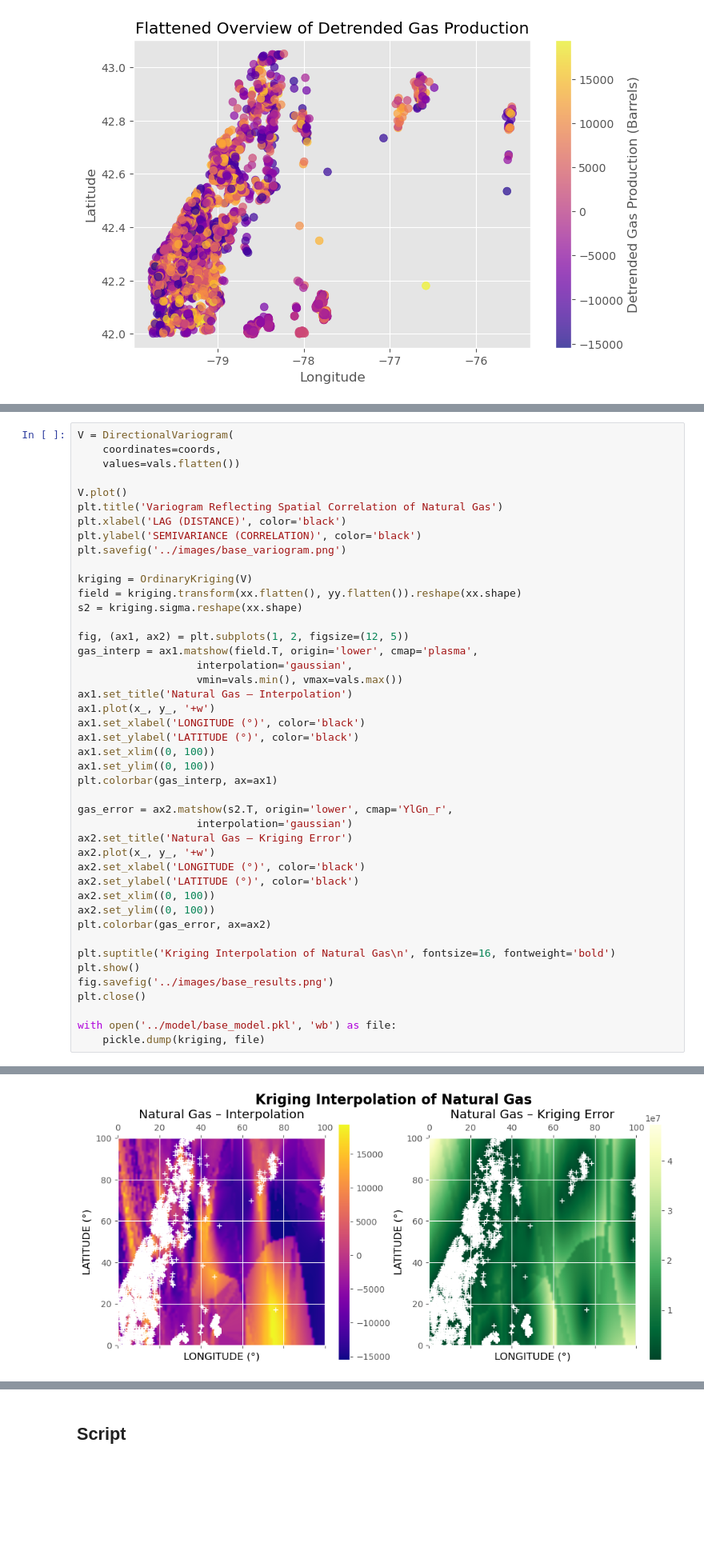
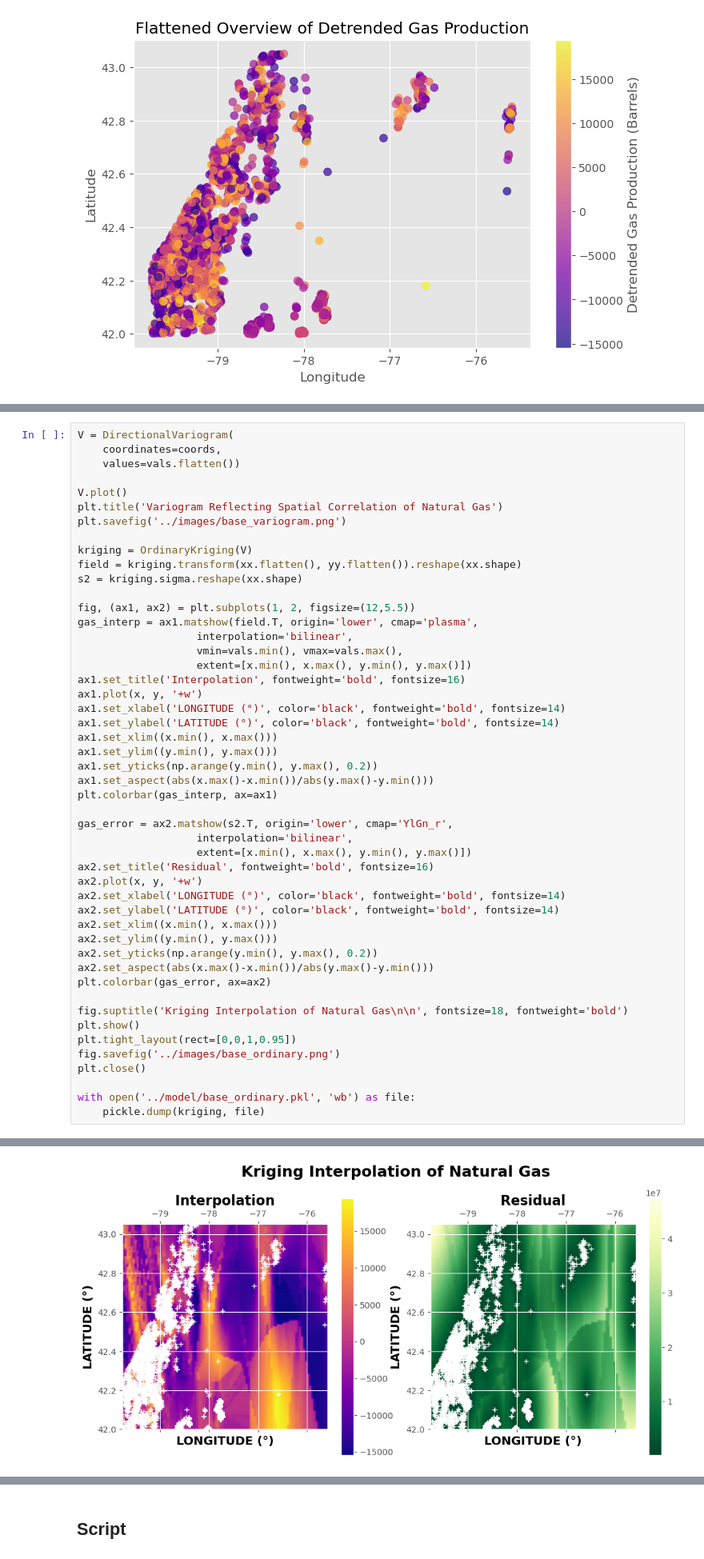
Before and after one commit to mrhussaink7/nys-gas-potential, a Jupyter notebook: code/model_development.ipynb, the cells around one changed output, grey strips where cells are left out. Shown at 80% size. Saved outputs shown, nothing was run; the diff lists cells and outputs as text; blank space fills up the shorter version.

Commit message:
[ADD] completed model_dev ipynb

```diff
--- a/code/model_development.ipynb
+++ b/code/model_development.ipynb
@@ -452,41 +457,46 @@ V = DirectionalVariogram(
 
 V.plot()
 plt.title('Variogram Reflecting Spatial Correlation of Natural Gas')
-plt.xlabel('LAG (DISTANCE)', color='black')
-plt.ylabel('SEMIVARIANCE (CORRELATION)', color='black')
 plt.savefig('../images/base_variogram.png')
 
 kriging = OrdinaryKriging(V)
 field = kriging.transform(xx.flatten(), yy.flatten()).reshape(xx.shape)
 s2 = kriging.sigma.reshape(xx.shape)
 
-fig, (ax1, ax2) = plt.subplots(1, 2, figsize=(12, 5))
+fig, (ax1, ax2) = plt.subplots(1, 2, figsize=(12,5.5))
 gas_interp = ax1.matshow(field.T, origin='lower', cmap='plasma',
-                   interpolation='gaussian',
-                   vmin=vals.min(), vmax=vals.max())
-ax1.set_title('Natural Gas – Interpolation')
-ax1.plot(x_, y_, '+w')
-ax1.set_xlabel('LONGITUDE (°)', color='black')
-ax1.set_ylabel('LATITUDE (°)', color='black')
-ax1.set_xlim((0, 100))
-ax1.set_ylim((0, 100))
+                   interpolation='bilinear',
+                   vmin=vals.min(), vmax=vals.max(),
+                   extent=[x.min(), x.max(), y.min(), y.max()])
+ax1.set_title('Interpolation', fontweight='bold', fontsize=16)
+ax1.plot(x, y, '+w')
+ax1.set_xlabel('LONGITUDE (°)', color='black', fontweight='bold', fontsize=14)
+ax1.set_ylabel('LATITUDE (°)', color='black', fontweight='bold', fontsize=14)
+ax1.set_xlim((x.min(), x.max()))
+ax1.set_ylim((y.min(), y.max()))
+ax1.set_yticks(np.arange(y.min(), y.max(), 0.2))
+ax1.set_aspect(abs(x.max()-x.min())/abs(y.max()-y.min()))
 plt.colorbar(gas_interp, ax=ax1)
 
 gas_error = ax2.matshow(s2.T, origin='lower', cmap='YlGn_r',
-                   interpolation='gaussian')
-ax2.set_title('Natural Gas – Kriging Error')
-ax2.plot(x_, y_, '+w')
-ax2.set_xlabel('LONGITUDE (°)', color='black')
-ax2.set_ylabel('LATITUDE (°)', color='black')
-ax2.set_xlim((0, 100))
-ax2.set_ylim((0, 100))
+                   interpolation='bilinear',
+                   extent=[x.min(), x.max(), y.min(), y.max()])
+ax2.set_title('Residual', fontweight='bold', fontsize=16)
+ax2.plot(x, y, '+w')
+ax2.set_xlabel('LONGITUDE (°)', color='black', fontweight='bold', fontsize=14)
+ax2.set_ylabel('LATITUDE (°)', color='black', fontweight='bold', fontsize=14)
+ax2.set_xlim((x.min(), x.max()))
+ax2.set_ylim((y.min(), y.max()))
+ax2.set_yticks(np.arange(y.min(), y.max(), 0.2))
+ax2.set_aspect(abs(x.max()-x.min())/abs(y.max()-y.min()))
 plt.colorbar(gas_error, ax=ax2)
 
-plt.suptitle('Kriging Interpolation of Natural Gas\n', fontsize=16, fontweight='bold')
+fig.suptitle('Kriging Interpolation of Natural Gas\n\n', fontsize=18, fontweight='bold')
 plt.show()
-fig.savefig('../images/base_results.png')
+plt.tight_layout(rect=[0,0,1,0.95])
+fig.savefig('../images/base_ordinary.png')
 plt.close()
 
-with open('../model/base_model.pkl', 'wb') as file:
+with open('../model/base_ordinary.pkl', 'wb') as file:
     pickle.dump(kriging, file)
 # %% [output]
@@ -494,2 +504,2 @@ with open('../model/base_model.pkl', 'wb') as file:
-[figure, old version]
+[figure, new version]
 # %% [markdown]
```
Also changed, not shown: parts of 33 cells of this notebook, 5 other files.
